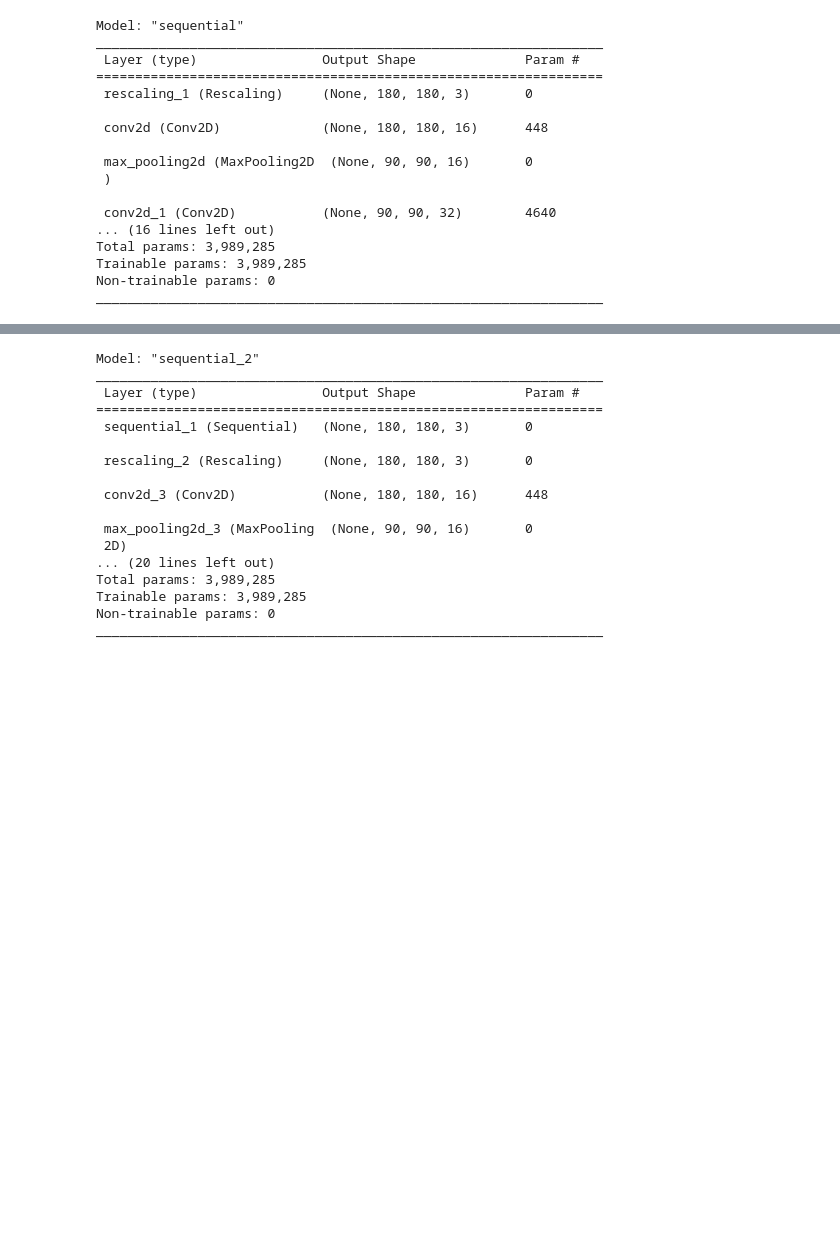
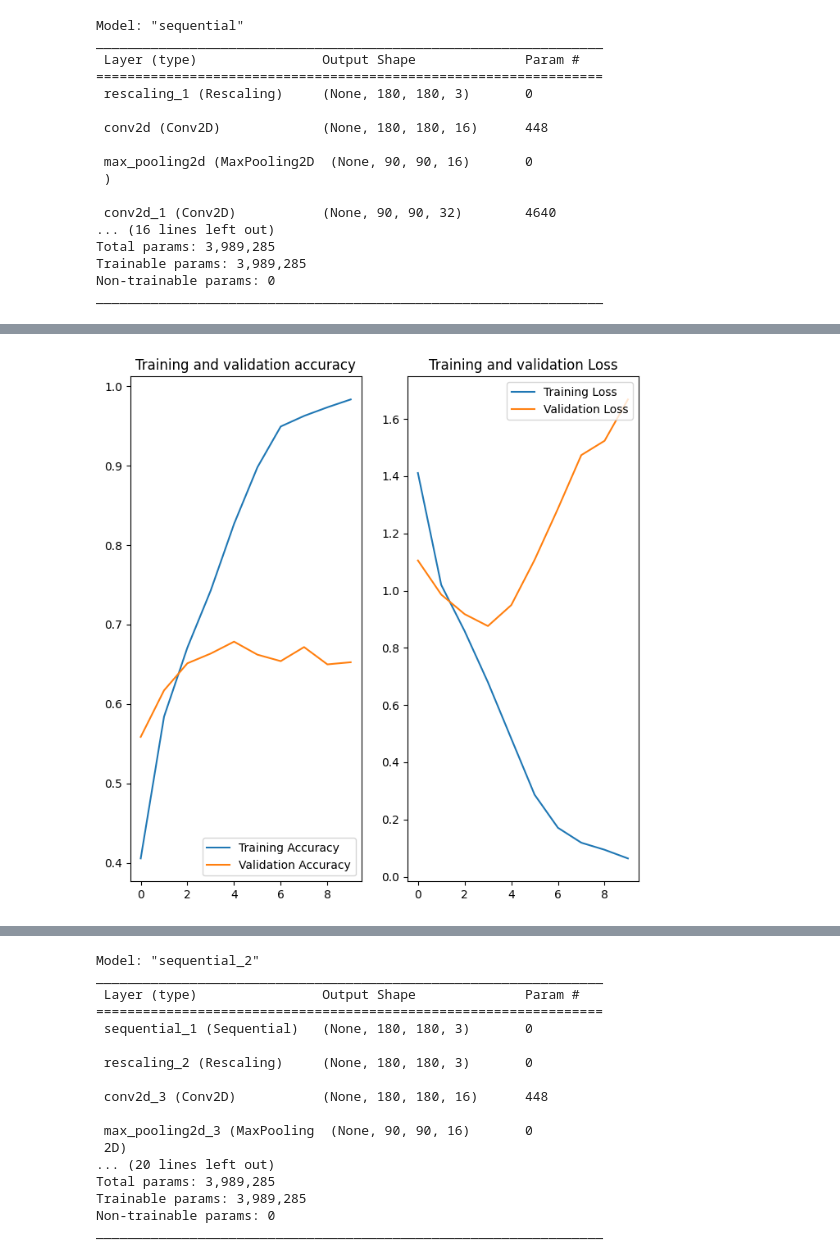
Before and after one commit to mnabu55/DeepLearningAI_TensorFlow_Developer_Certificate, a Jupyter notebook: flower_classification/flower.ipynb, the cells around one changed output, grey strips where cells are left out. Cells and saved outputs as stored; diff of their text form; code cells hidden in the pictures; blank space fills up the shorter version.

```diff
--- a/flower_classification/flower.ipynb
+++ b/flower_classification/flower.ipynb
@@ -177,3 +177,39 @@ Epoch 10/10
+# %%
+import matplotlib.pyplot as plt
+
+#-----------------------------------------------------------
+# Retrieve a list of list results on training and test data
+# sets for each training epoch
+#-----------------------------------------------------------
+acc = history.history['accuracy']
+val_acc = history.history['val_accuracy']
+loss = history.history['loss']
+val_loss = history.history['val_loss']
+
+epochs   = range(len(acc)) # Get number of epochs
+plt.figure(figsize=(8, 8))
+
+#------------------------------------------------
+# Plot training and validation accuracy per epoch
+#------------------------------------------------
+plt.subplot(1, 2, 1)
+plt.plot(epochs, acc, label='Training Accuracy')
+plt.plot(epochs, val_acc, label='Validation Accuracy')
+plt.legend(loc='lower right')
+plt.title ('Training and validation accuracy')
+
+#------------------------------------------------
+# Plot training and validation loss per epoch
+#------------------------------------------------
+plt.subplot(1, 2, 2)
+plt.plot(epochs, loss, label='Training Loss')
+plt.plot(epochs, val_loss, label='Validation Loss')
+plt.legend(loc='upper right')
+plt.title('Training and validation Loss')
+
+plt.show()
+# %% [output]
+[figure, added]
 # %%
 acc = history.history['accuracy']
 val_acc = history.history['val_accuracy']
```
Also changed, not shown: parts of 7 cells of this notebook.
